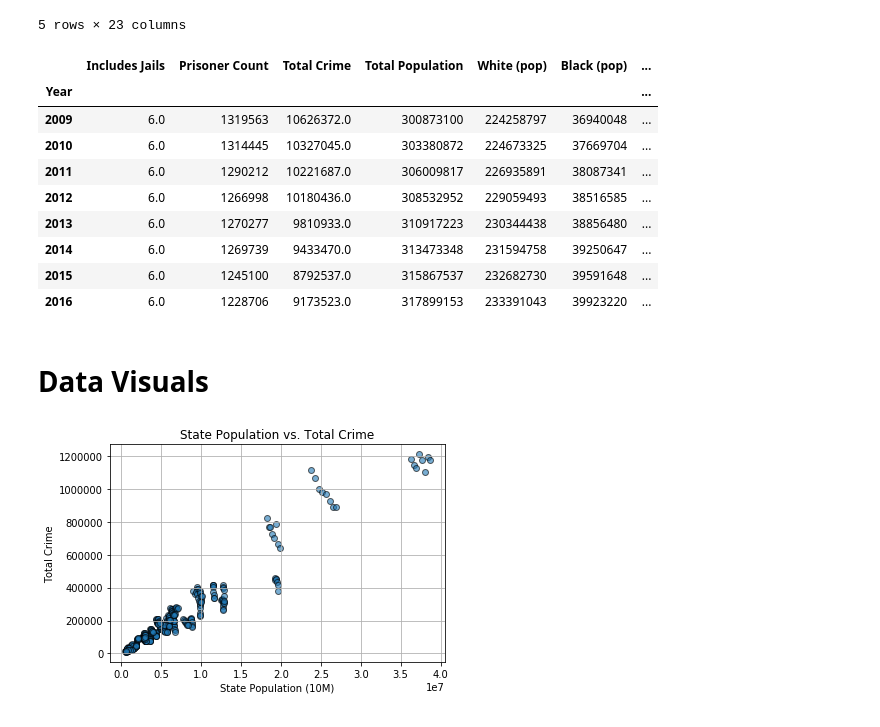
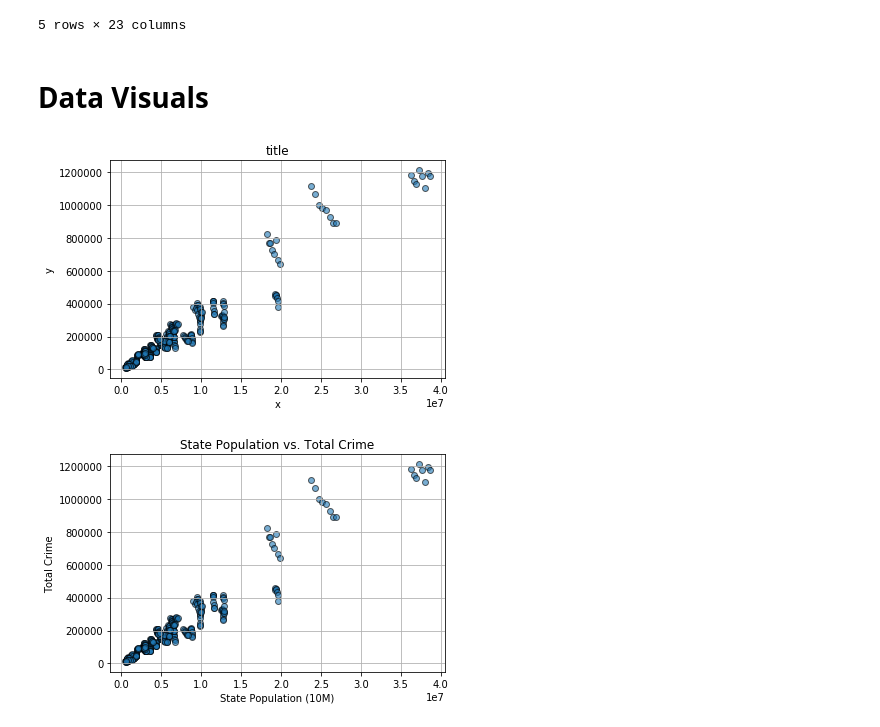
Before and after one commit to octaviaisom/Project1, a Jupyter notebook: main_oi.ipynb, the cells around one changed output. Saved outputs shown, nothing was run; the diff lists cells and outputs as text; code cells hidden in the pictures.

```diff
--- a/main_oi.ipynb
+++ b/main_oi.ipynb
@@ -86,21 +86,23 @@ crime_vs_race.head()
 5 rows × 23 columns
 # %%
 #remove...
-
-yearly_df
-# %% [output]
-|  | Includes Jails | Prisoner Count | Total Crime | Total Population | White (pop) | Black (pop) | ... |
-| Year |  |  |  |  |  |  | ... |
-| 2009 | 6.0 | 1319563 | 10626372.0 | 300873100 | 224258797 | 36940048 | ... |
-| 2010 | 6.0 | 1314445 | 10327045.0 | 303380872 | 224673325 | 37669704 | ... |
-| 2011 | 6.0 | 1290212 | 10221687.0 | 306009817 | 226935891 | 38087341 | ... |
-| 2012 | 6.0 | 1266998 | 10180436.0 | 308532952 | 229059493 | 38516585 | ... |
-| 2013 | 6.0 | 1270277 | 9810933.0 | 310917223 | 230344438 | 38856480 | ... |
-| 2014 | 6.0 | 1269739 | 9433470.0 | 313473348 | 231594758 | 39250647 | ... |
-| 2015 | 6.0 | 1245100 | 8792537.0 | 315867537 | 232682730 | 39591648 | ... |
-| 2016 | 6.0 | 1228706 | 9173523.0 | 317899153 | 233391043 | 39923220 | ... |
 # %% [markdown]
 # Data Visuals
+# %%
+def createScatPlot(x_column, y_column, xLabel, yLabel, title):
+    plt.scatter(crime_vs_race[x_column], crime_vs_race[y_column], edgecolor = 'black', alpha = 0.6)
+    plt.title(title)
+    plt.xlabel(xLabel)
+    plt.ylabel(yLabel)
+    plt.grid()
+    plt.show()
+    #plt.savefig('Output/pop_vs_crime.png')
+
+    plt.show()
+# %%
+createScatPlot('Total Population', 'Total Crime', 'x','y','title')
+# %% [output]
+[figure, added]
 # %%
 plt.scatter(crime_vs_race['Total Population'], crime_vs_race['Total Crime'], edgecolor = 'black', alpha = 0.6)
 plt.title(f'State Population vs. Total Crime')
```
